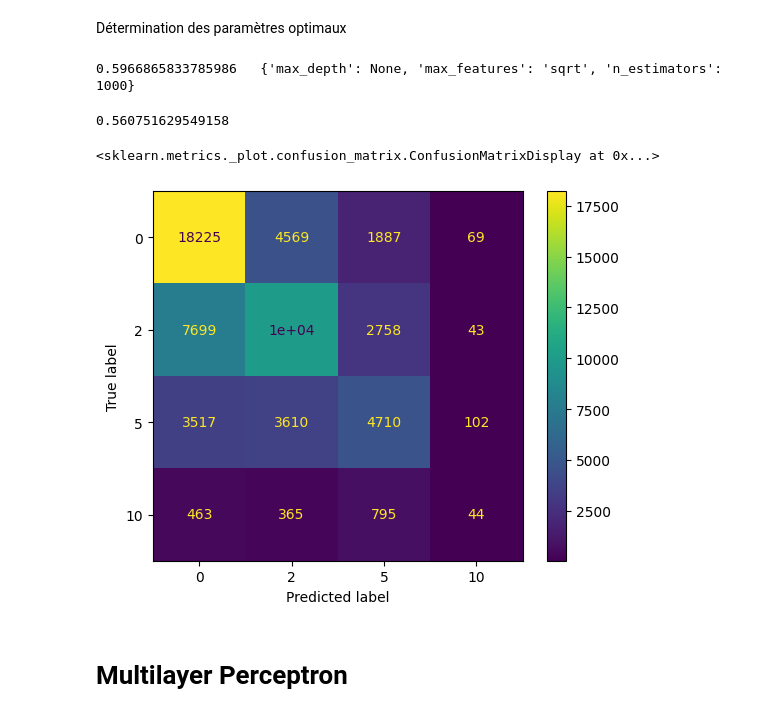
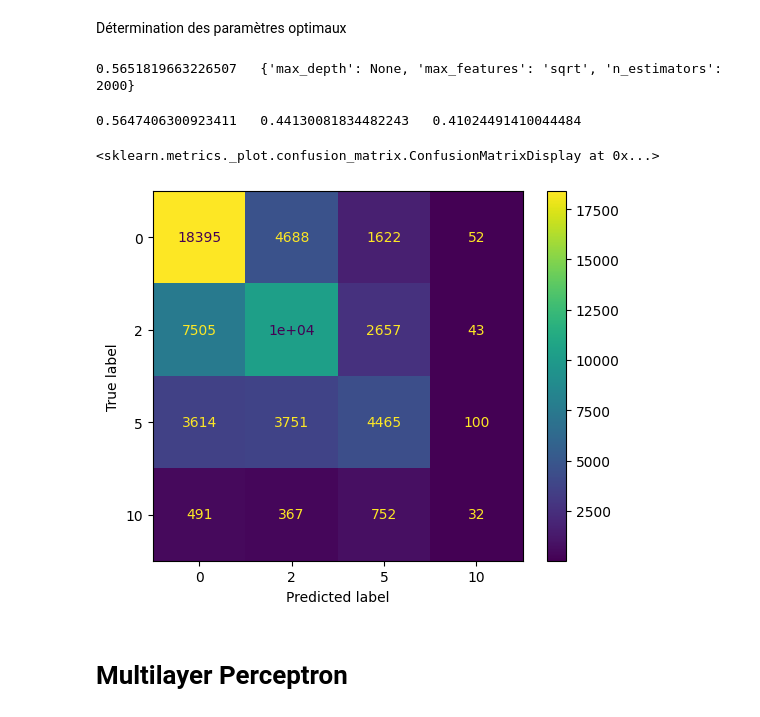
Before and after one commit to Binau02/projet_IA, a Jupyter notebook: Script.ipynb, the cells around one changed output. Cells and saved outputs as stored; diff of their text form; code cells hidden in the pictures.

```diff
--- a/Script.ipynb
+++ b/Script.ipynb
@@ -146,6 +157,7 @@ Détermination des paramètres optimaux
 # %%
 from sklearn.model_selection import GridSearchCV
 
+#liste des paramètres à tester et leurs valeurs
 parameters = {
     'max_features': ['sqrt'],
     'max_depth': [None],
@@ -156,28 +168,31 @@ raf = RandomForestClassifier()
 clf = GridSearchCV(raf, parameters)
 clf.fit(x_train, y_train)
 
-#score d’échantillons bien classifiés sur le jeu de données de test
-print(clf.score(x_test, y_test)," ",clf.best_params_)
+#affichage des meilleurs paramètres
+print(clf.best_params_)
 # %% [output]
-0.5966865833785986   {'max_depth': None, 'max_features': 'sqrt', 'n_estimators': 1000}
+0.5651819663226507   {'max_depth': None, 'max_features': 'sqrt', 'n_estimators': 2000}
 # %%
 raf = RandomForestClassifier(max_depth=None, max_features='sqrt',n_estimators=1000)
 raf.fit(x_train, y_train)
 joblib.dump(raf, "/content/gdrive/MyDrive/Projet_IA/random_forest.joblib")
 
 raf_pred = raf.predict(x_test)
 
-#score d’échantillons bien classifiés sur le jeu de données de test
-score_raf = accuracy_score(y_test, raf_pred)
-print(score_raf)
+#scores d’échantillons bien classifiés sur le jeu de données de test
+accuracy_raf = accuracy_score(y_test, raf_pred)
+precision_raf = precision_score(y_test, raf_pred, average='macro')
+recall_raf = recall_score(y_test, raf_pred, average='macro')
+print(accuracy_raf," ",precision_raf," ",recall_raf)
 
+#matrice de confusion de notre modèle
 cm = confusion_matrix(y_test, raf_pred, labels=raf.classes_)
 disp = ConfusionMatrixDisplay(confusion_matrix=cm, display_labels=raf.classes_)
 disp.plot()
 # %% [output]
-0.560751629549158
+0.5647406300923411   0.44130081834482243   0.41024491410044484
 <sklearn.metrics._plot.confusion_matrix.ConfusionMatrixDisplay at 0x...>
-[figure, old version]
+[figure, new version]
 # %% [markdown]
 # Multilayer Perceptron
 # %%
```
Also changed, not shown: parts of 10 cells of this notebook.
